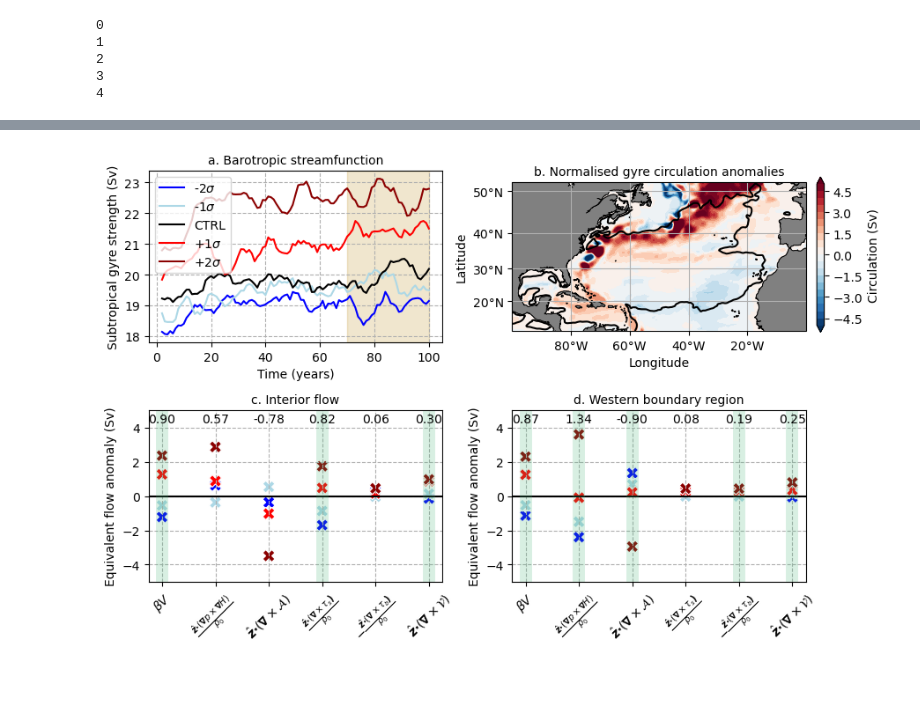
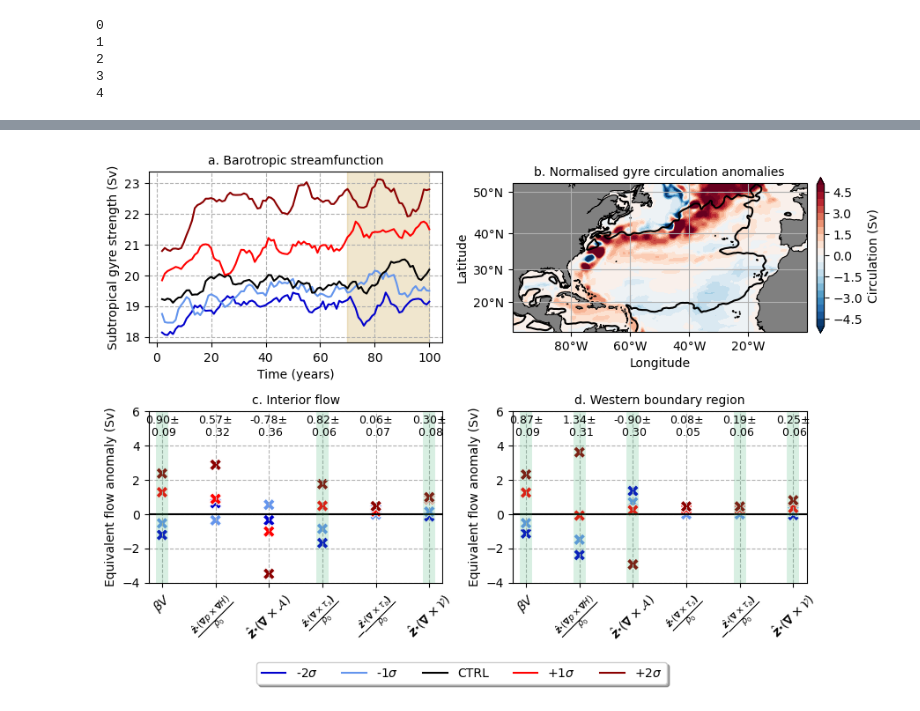
Before and after one commit to dhruvbhagtani/NAO-vorticity-budget-gyres, a Jupyter notebook: Subtropical-analysis.ipynb, the cells around one changed output, grey strips where cells are left out. Cells and saved outputs as stored; diff of their text form; code cells hidden in the pictures; blank space fills up the shorter version.

Commit message:
Added standard errors

```diff
--- a/Subtropical-analysis.ipynb
+++ b/Subtropical-analysis.ipynb
@@ -420,3 +419,22 @@ for j, expt_name in enumerate(dir_names):
 2
 3
 4
+# %%
+fig, axes = plt.subplots(nrows = 1, ncols = 1, figsize = (2.6 * 1.4, 1.7 * 1.4))
+
+for j, expt_name in enumerate(dir_names):
+    Ψ_NA_tmean, Ψ_gyre_strength = gyre_percentile_subtropics_all_years(expt[j], 0.95, time_mean = False)
+    axes.plot(np.linspace(1, 100, 100), Ψ_gyre_strength.rolling(time = 5, min_periods = 2).mean().values, color = color_values[j],
+                 label = expt_labels[j])
+axes.set_title('')
+axes.set_ylabel('')
+axes.set_xlabel('')
+#axes.set_title('a. Barotropic streamfunction', fontsize = 10)
+#axes.set_ylabel('Subtropical gyre strength (Sv)')
+#axes.set_xlabel('Time (years)')
+axes.legend(loc = 'center right', bbox_to_anchor = (1.05, 0.48), borderaxespad = 0., ncol = 1)
+axes.axvspan(xmin = 70, xmax = 100, alpha = 0.2, color = 'darkgoldenrod')
+axes.grid(True, ls = '--')
+
+plt.savefig('/g/data/x77/db6174/Project_3/North-Atlantic-Oscillation-tests/Figures/Draft_figures/Subtropical-gyre-TS.jpg', bbox_inches = 'tight',
+            dpi = 300, transparent=True)
@@ -425,9 +445,15 @@ fig = plt.figure()
 fig.set_figheight(4.2 * 1.4)
 fig.set_figwidth(6 * 1.4)
 
-ax1 = plt.subplot2grid(shape = (2, 2), loc = (0, 0), rowspan = 1, colspan = 1)
+ax1 = plt.subplot2grid(shape = (2, 8), loc = (0, 0), rowspan = 1, colspan = 4)
 
 ## A. Gyre strength
+
+#image_path = '/g/data/x77/db6174/Project_3/North-Atlantic-Oscillation-tests/Figures/Draft_figures/Subtropical-gyre-TS.jpg'  # Change to your JPG/PNG file
+#image = Image.open(image_path)
+#image_array = np.array(image)
+#ax1.imshow(image_array)  # Add image to the top-left subplot
+#ax1.axis('off')
 
 for j, expt_name in enumerate(dir_names):
     Ψ_NA_tmean, Ψ_gyre_strength = gyre_percentile_subtropics_all_years(expt[j], 0.95, time_mean = False)
@@ -436,9 +462,17 @@ for j, expt_name in enumerate(dir_names):
 ax1.set_title('a. Barotropic streamfunction', fontsize = 10)
 ax1.set_ylabel('Subtropical gyre strength (Sv)')
 ax1.set_xlabel('Time (years)')
-ax1.legend()
 ax1.axvspan(xmin = 70, xmax = 100, alpha = 0.2, color = 'darkgoldenrod')
+#ax1.legend(loc = 'lower center', bbox_to_anchor = (0.5, -0.2), borderaxespad = 0., ncol = 1)
 ax1.grid(True, ls = '--')
+
+handles, labels = ax1.get_legend_handles_labels()
+fig.legend(handles, expt_labels, loc = 'lower center', bbox_to_anchor = (0.5, -0.06),
+          fancybox = True, shadow = True, ncol = 5, fontsize = 10)
+
+#ax1 = plt.subplot2grid(shape = (2, 8), loc = (0, 3), rowspan = 1, colspan = 1)
+
+#ax1.set_frame_on(False)
 
 # Define significance threshold
 p_value_threshold = 0.1
@@ -456,7 +490,7 @@ custom_palette = {
 
 projection = ccrs.Mercator(central_longitude = (x_max_subtropics + x_min_subtropics)/2, min_latitude = y_min_subtropics, max_latitude = y_max_subtropics)
 
-ax1 = plt.subplot2grid(shape = (2, 2), loc = (0, 1), rowspan = 1, colspan = 1, projection = projection)
+ax1 = plt.subplot2grid(shape = (2, 8), loc = (0, 4), rowspan = 1, colspan = 4, projection = projection)
 
 my_yticks = [20, 30, 40, 50]
 my_xticks = [-80, -60, -40, -20]
@@ -491,7 +525,7 @@ ax1.set_xlabel('Longitude')
 
 ## D. Gyre's western boundary
 
-ax1 = plt.subplot2grid(shape = (2, 2), loc = (1, 1), rowspan = 1, colspan = 1)
+ax1 = plt.subplot2grid(shape = (2, 8), loc = (1, 4), rowspan = 1, colspan = 4)
 
 array_western_difference = array_western - array_western[2, :]
 
@@ -535,7 +569,7 @@ ax1.set_ylabel('Equivalent flow anomaly (Sv)')
 ax1.grid(True, ls = '--')
 ax1.set_xticklabels(ax1.get_xticklabels(), rotation = 45)
 ax1.axhline(0, color = 'black')
-ax1.set_ylim([-5, 5])
+ax1.set_ylim([-4, 6])
 
 # Initialize a dictionary to store slopes and p-values
 results = {}
@@ -545,23 +579,27 @@ for j, variable in enumerate(WBC_melted['Vorticity term'].unique()):
     y_values = WBC_subtropics[variable].values
     x_values = sm.add_constant(experiment_indices)
 
-    # Fit the linear model
-    model = sm.OLS(y_values, x_values).fit()
+    # Finding p_value, standard error, and linear regression
+    slope, intercept, r_value, p_value, std_err = linregress(x_values[:,1], y_values)
 
-    # Store the slope and p-value
-    slope = model.params[1]
-    p_value = model.pvalues[1]
-    results[variable] = (slope, p_value)
+    ## Fit the linear model
+    #model = sm.OLS(y_values, x_values).fit()
+    #
+    ## Store the slope and p-value
+    #slope = model.params[1]
+    #p_value = model.pvalues[1]
+    #results[variable] = (slope, p_value)
     if p_value < p_value_threshold:
         ax1.axvline(j, color = 'mediumseagreen', alpha = 0.2, linewidth = 10)
     #elif p_value < p_value_threshold * 2:
     #    ax1.axvline(j, color = 'darkgoldenrod', alpha = 0.2, linewidth = 10)
 
-    ax1.text(j, 4.3, f"{slope:.2f}", ha='center', fontsize=10)
+    ax1.text(j, 5.3, f"{slope:.2f}" + '±', ha='center', fontsize = 9)
+    ax1.text(j, 4.6, ' ' + f"{std_err:.2f}", ha='center', fontsize = 9)
 
 ## C: Gyre's interior
 
-ax1 = plt.subplot2grid(shape = (2, 2), loc = (1, 0), rowspan = 1, colspan = 1)
+ax1 = plt.subplot2grid(shape = (2, 8), loc = (1, 0), rowspan = 1, colspan = 4)
 
 array_eastern_difference = array_eastern - array_eastern[2, :]
 
@@ -598,40 +636,45 @@ experiment_indices = np.array([-2, -1, 0, 1, 2])
 
 # Create the scatter plot with points instead of lines
 sns.scatterplot(data = interior_melted, x = 'Vorticity term', y = 'Equivalent flow (Sv)', hue = 'Experiment', palette=custom_palette,
                 style = 'Experiment', s = 100, markers=['X']*5, color = color_values, ax = ax1, legend = False)
 ax1.set_title('c. Interior flow', fontsize = 10)
 ax1.set_xlabel('')
 ax1.set_ylabel('Equivalent flow anomaly (Sv)')
 ax1.set_xticklabels(ax1.get_xticklabels(), rotation = 45)
 ax1.grid(True, ls = '--')
 ax1.axhline(0, color = 'black')
-ax1.set_ylim([-5, 5])
+ax1.set_ylim([-4, 6])
 
 # Initialize a dictionary to store slopes and p-values
 results = {}
 
 # Perform linear regression for each variable and calculate p-value
 for j, variable in enumerate(interior_melted['Vorticity term'].unique()):
     y_values = interior_subtropics[variable].values
     x_values = sm.add_constant(experiment_indices)
 
-    # Fit the linear model
-    model = sm.OLS(y_values, x_values).fit()
+    # Finding p_value, standard error, and linear regression
+    slope, intercept, r_value, p_value, std_err = linregress(x_values[:,1], y_values)
 
-    # Store the slope and p-value
-    slope = model.params[1]
-    p_value = model.pvalues[1]
-    results[variable] = (slope, p_value)
+    ## Fit the linear model
+    #model = sm.OLS(y_values, x_values).fit()
+
+    ## Store the slope and p-value
+    #slope = model.params[1]
+    #p_value = model.pvalues[1]
+    #results[variable] = (slope, p_value)
     if p_value < p_value_threshold:
         ax1.axvline(j, color = 'mediumseagreen', alpha = 0.2, linewidth = 10)
     #elif p_value < p_value_threshold * 2:
     #    ax1.axvline(j, color = 'darkgoldenrod', alpha = 0.2, linewidth = 10)
 
-    ax1.text(j, 4.3, f"{slope:.2f}", ha='center', fontsize=10)
+    ax1.text(j, 5.3, f"{slope:.2f}" + '±', ha='center', fontsize = 9)
+    ax1.text(j, 4.6, ' ' + f"{std_err:.2f}", ha='center', fontsize = 9)
 
 fig.tight_layout()
+#fig.set_constrained_layout(True)
 
-plt.savefig('/g/data/x77/db6174/Project_3/North-Atlantic-Oscillation-tests/Figures/Draft_figures/Subtropical-gyre-perturbations-BVB.pdf', bbox_inches = 'tight',
+plt.savefig('/g/data/x77/db6174/Project_3/North-Atlantic-Oscillation-tests/Figures/Draft_figures/Subtropical-gyre-perturbations-BVB-revised.pdf', bbox_inches = 'tight',
             dpi = 300, transparent=True)
 # %% [output]
-[figure, old version]
+[figure, new version]
```
Also changed, not shown: parts of 7 cells of this notebook, 1 other file.
